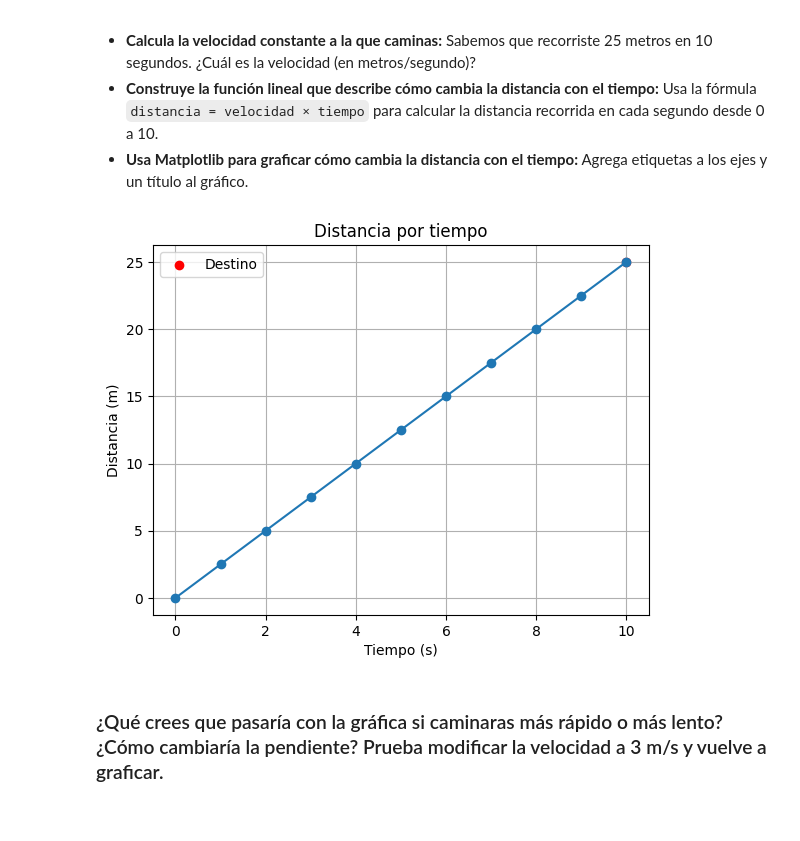
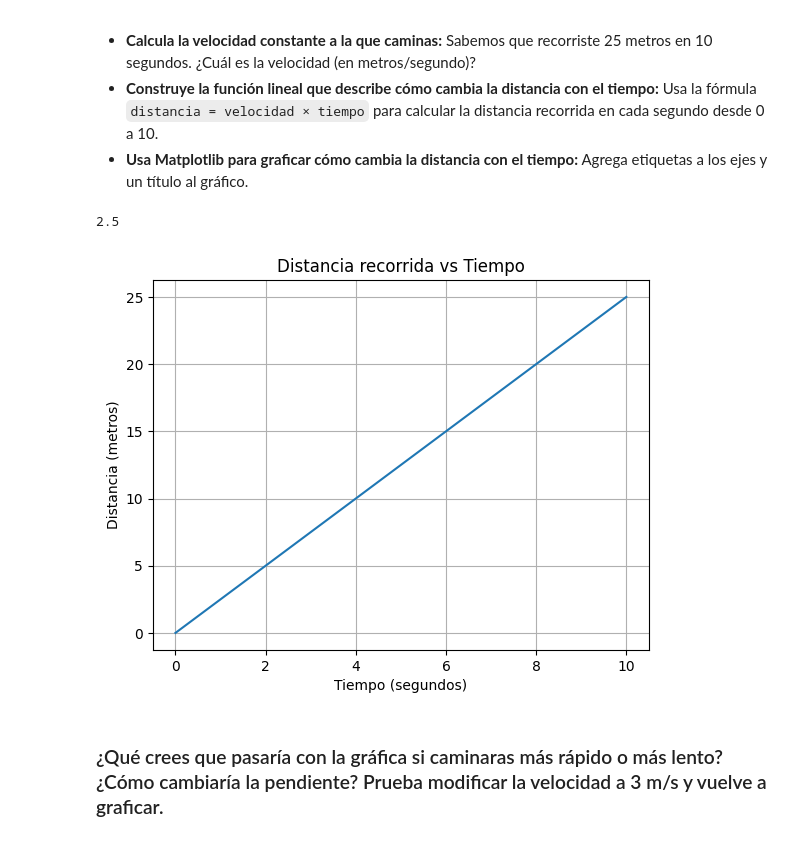
Before and after one commit to 4GeeksAcademy/AdriAREvisualization-exercises-with-matplot-and-seaborn, a Jupyter notebook: notebook/problems.es.ipynb, the cells around one changed output. Cells and saved outputs as stored; diff of their text form; code cells hidden in the pictures.

```diff
--- a/notebook/problems.es.ipynb
+++ b/notebook/problems.es.ipynb
@@ -27,19 +27,19 @@ Dado que la velocidad es constante, esta representa la pendiente de la función
 # %%
 x = np.arange(0, 11) # array con valores de 0 a 10
 
-velocity = 25 / 10
-y = velocity * x
-
-plt.plot(x, y, marker='o')
-plt.title("Distancia por tiempo")
-plt.xlabel("Tiempo (s)")
-plt.ylabel("Distancia (m)")
+distancia = 25
+tiempo = 10
+velocidad = distancia / tiempo
+print(velocidad)
+y = velocidad * x
+plt.plot(x, y, label = 'Velocidad constante')
+plt.xlabel('Tiempo (segundos)')
+plt.ylabel('Distancia (metros)')
+plt.title('Distancia recorrida vs Tiempo')
 plt.grid(True)
-plt.scatter([10], [25], color='red', label='Destino')
-plt.legend()
-plt.show()
 # %% [output]
+2.5
-[figure, old version]
+[figure, new version]
 # %% [markdown]
 ### ¿Qué crees que pasaría con la gráfica si caminaras más rápido o más lento? ¿Cómo cambiaría la pendiente? Prueba modificar la velocidad a 3 m/s y vuelve a graficar.
 # %%
```
Also changed, not shown: parts of 7 cells of this notebook.
